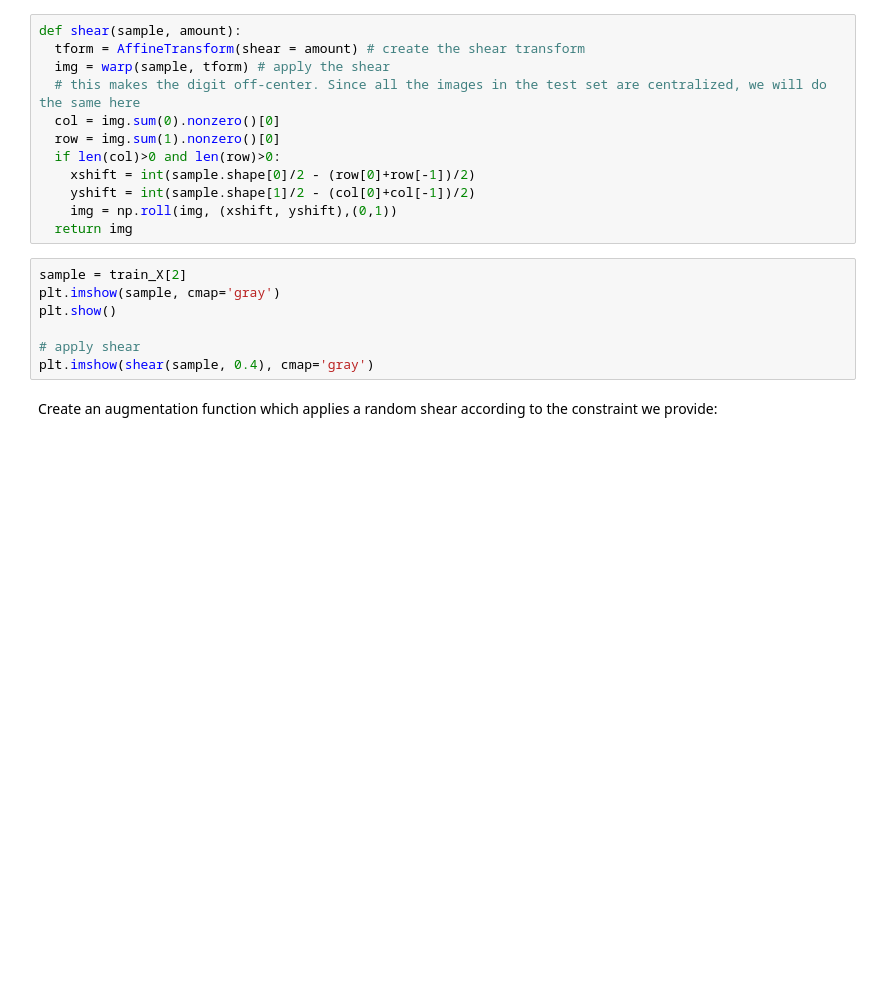
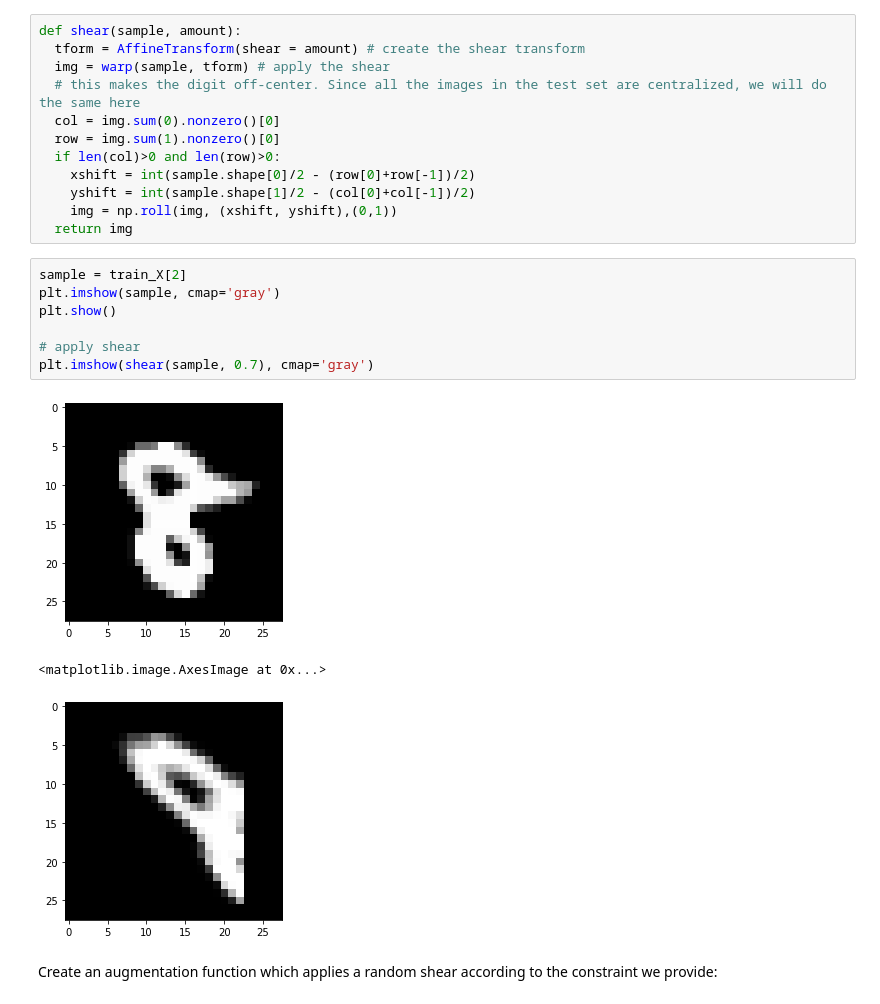
Before and after one commit to shaantanu2001/fmml2021, a Jupyter notebook: Lab3_Augmentation.ipynb, the cells around one changed output. Cells and saved outputs as stored; diff of their text form; blank space fills up the shorter version.

```diff
--- a/Lab3_Augmentation.ipynb
+++ b/Lab3_Augmentation.ipynb
@@ -160,10 +189,14 @@ def shear(sample, amount):
 # %%
 sample = train_X[2]
 plt.imshow(sample, cmap='gray')
 plt.show()
 
 # apply shear
-plt.imshow(shear(sample, 0.4), cmap='gray')
+plt.imshow(shear(sample, 0.7), cmap='gray')
+# %% [output]
+[figure, added]
+<matplotlib.image.AxesImage at 0x...>
+[figure, added]
 # %% [markdown]
 Create an augmentation function which applies a random shear according to the constraint we provide:
 # %%
```
Also changed, not shown: parts of 12 cells of this notebook.
